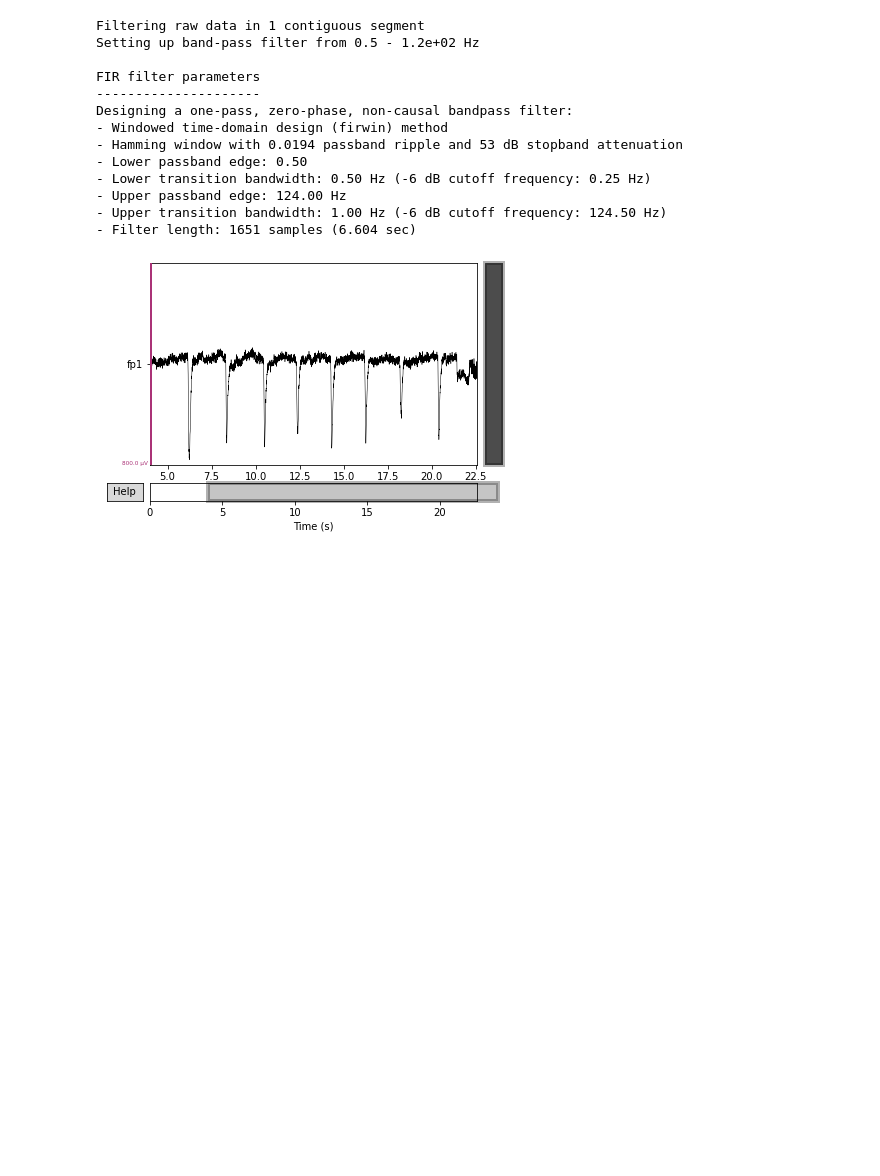
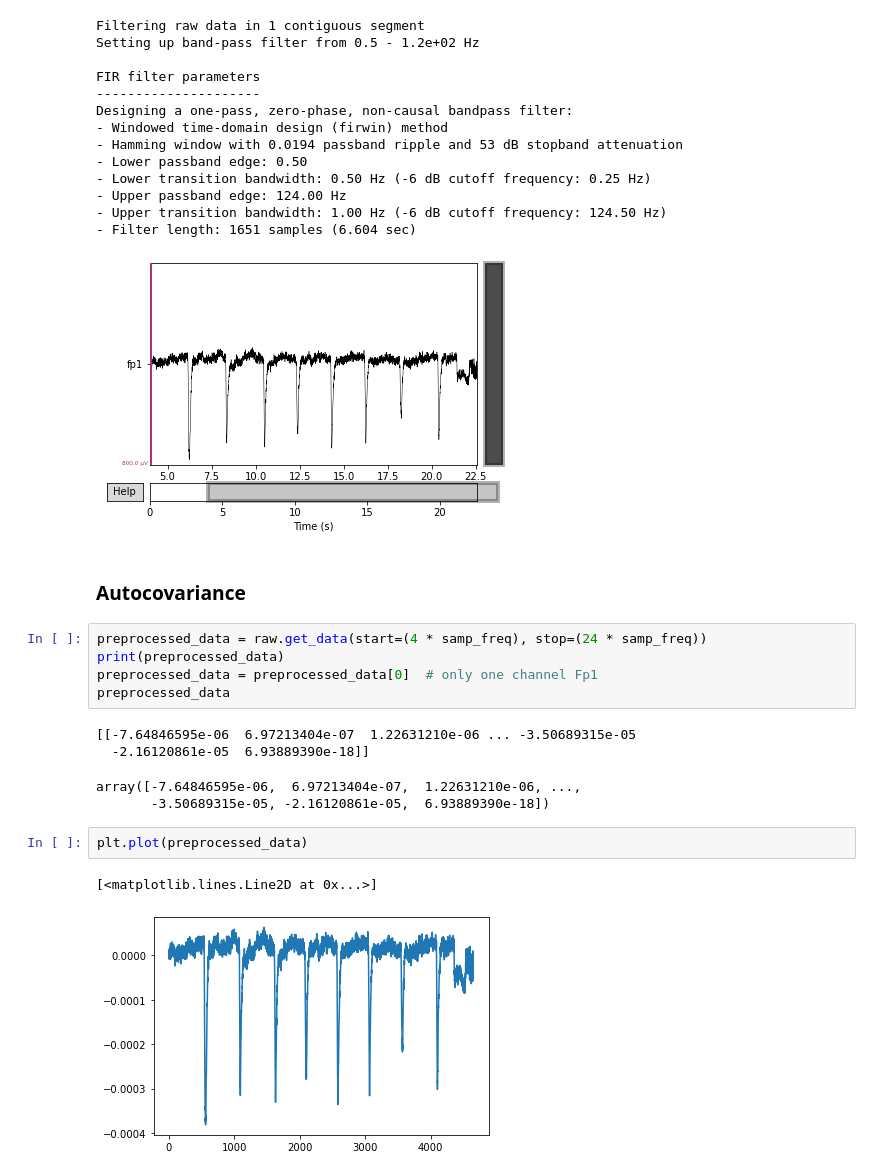
Before and after one commit to AdamVD/EEEE-533-BioSignal-Processing, a Jupyter notebook: practicals/chapter2/notebooks/Chapter 2 Practical.ipynb, the cells around one changed output. Drawn from its saved outputs; the diff is of its cells as text; blank space fills up the shorter version.

Commit message:
Calculate and show autocovariance for Fp1

```diff
--- a/practicals/chapter2/notebooks/Chapter 2 Practical.ipynb
+++ b/practicals/chapter2/notebooks/Chapter 2 Practical.ipynb
@@ -171,3 +173,20 @@ Designing a one-pass, zero-phase, non-causal bandpass filter:
 - Upper transition bandwidth: 1.00 Hz (-6 dB cutoff frequency: 124.50 Hz)
 - Filter length: 1651 samples (6.604 sec)
 [figure]
+# %% [markdown]
+### Autocovariance
+# %%
+preprocessed_data = raw.get_data(start=(4 * samp_freq), stop=(24 * samp_freq))
+print(preprocessed_data)
+preprocessed_data = preprocessed_data[0]  # only one channel Fp1
+preprocessed_data
+# %% [output]
+[[-7.64846595e-06  6.97213404e-07  1.22631210e-06 ... -3.50689315e-05
+  -2.16120861e-05  6.93889390e-18]]
+array([-7.64846595e-06,  6.97213404e-07,  1.22631210e-06, ...,
+       -3.50689315e-05, -2.16120861e-05,  6.93889390e-18])
+# %%
+plt.plot(preprocessed_data)
+# %% [output]
+[<matplotlib.lines.Line2D at 0x...>]
+[figure, added]
```
Also changed, not shown: parts of 4 cells of this notebook.
